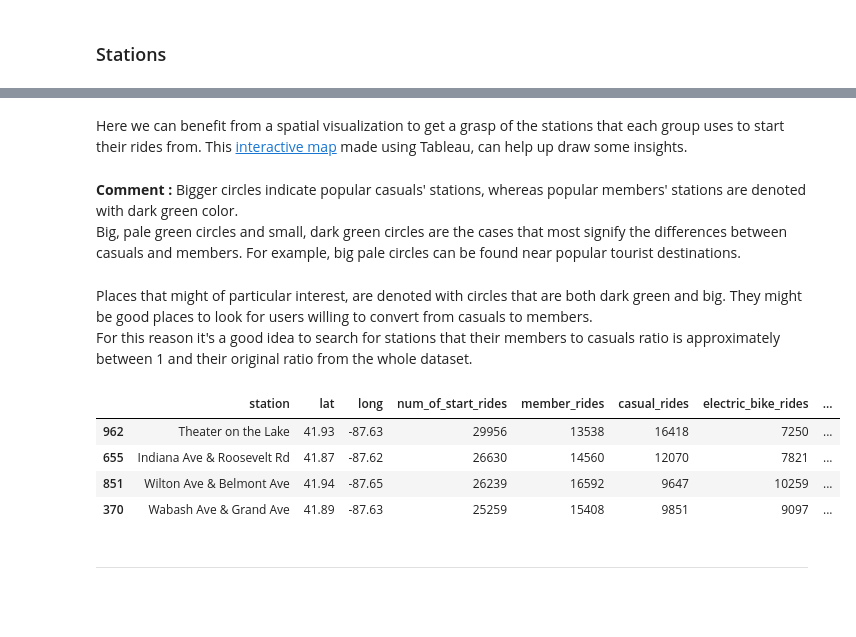
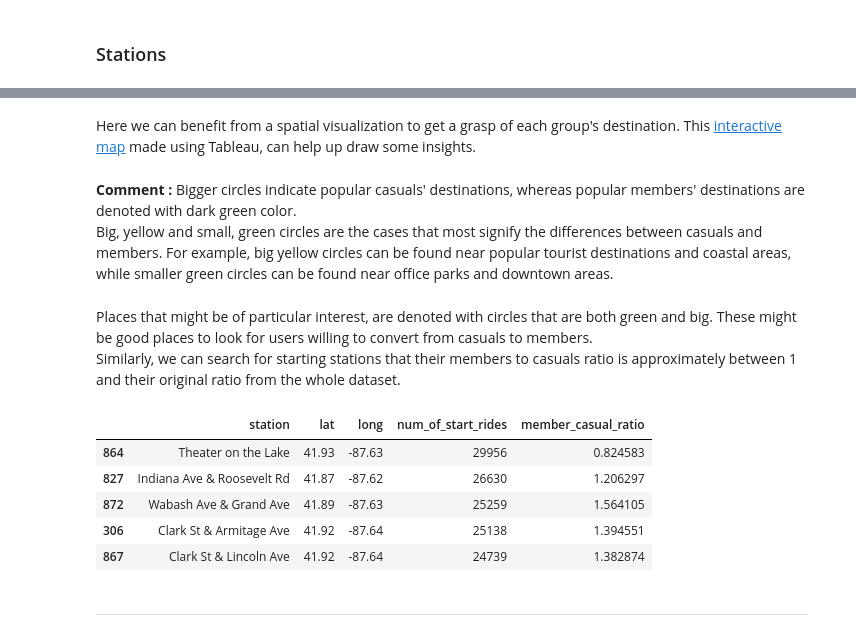
Before and after one commit to ntinasf/Personal-Project-DA, a Jupyter notebook: analysis.ipynb, the cells around one changed output, grey strips where cells are left out. Saved outputs shown, nothing was run; the diff lists cells and outputs as text; code cells hidden in the pictures; blank space fills up the shorter version.

```diff
--- a/analysis.ipynb
+++ b/analysis.ipynb
@@ -428,22 +506,25 @@ stations.sort_values('member_rides', ascending=False).head(5)
 # %% [markdown]
-Here we can benefit from a spatial visualization to get a grasp of the stations that each group uses to start their rides from. This [interactive map](https://public.tableau.com/app/profile/fotios.ntinas/viz/MembersvsCasuals/Sheet1?publish=yes) made using Tableau, can help up draw some insights.
+Here we can benefit from a spatial visualization to get a grasp of each group's destination. This [interactive map](https://public.tableau.com/app/profile/fotios.ntinas/viz/MembersvsCasuals/Sheet1?publish=yes) made using Tableau, can help up draw some insights.
 # %% [markdown]
-**Comment :** Bigger circles indicate popular casuals' stations, whereas popular members' stations are denoted with dark green color.<br>
-Big, pale green circles and small, dark green circles are the cases that most signify the differences between casuals and members. For example, big pale circles can be found near popular tourist destinations.
+**Comment :** Bigger circles indicate popular casuals' destinations, whereas popular members' destinations are denoted with dark green color.<br>
+Big, yellow and small, green circles are the cases that most signify the differences between casuals and members. For example, big yellow circles can be found near popular tourist destinations and coastal areas, while smaller green circles can be found near office parks and downtown areas.
 # %% [markdown]
-Places that might of particular interest, are denoted with circles that are both dark green and big. They might be good places to look for users willing to convert from casuals to members.<br>
-For this reason it's a good idea to search for stations that their members to casuals ratio is approximately between 1 and their original ratio from the whole dataset.
+Places that might be of particular interest, are denoted with circles that are both green and big. These might be good places to look for users willing to convert from casuals to members.<br>
+Similarly, we can search for starting stations that their members to casuals ratio is approximately between 1 and their original ratio from the whole dataset.
 # %%
 original_ratio = G.m_rides / G.c_rides
-stations_to_keep = stations.loc[(stations['member_rides'] / stations['casual_rides'] > 0.8) &
-             (stations['member_rides'] / stations['casual_rides'] < original_ratio) &
+stations_to_keep = stations.loc[(stations['start_member_rides'] / stations['start_casual_rides'] > 0.8) &
+             (stations['start_member_rides'] / stations['start_casual_rides'] < original_ratio - 0.2) &
              (stations['num_of_start_rides'] > 5000)].sort_values(['num_of_start_rides'], ascending=False)
-stations_to_keep.head(4)
+
+stations_to_keep['member_casual_ratio'] = stations_to_keep['start_member_rides'] / stations_to_keep['start_casual_rides']
+stations_to_keep.loc[:,['station', 'lat', 'long', 'num_of_start_rides', 'member_casual_ratio']].sort_values('num_of_start_rides', ascending=False).head()
 # %% [output]
-|  | station | lat | long | num_of_start_rides | member_rides | casual_rides | electric_bike_rides | ... |
-| 962 | Theater on the Lake | 41.93 | -87.63 | 29956 | 13538 | 16418 | 7250 | ... |
-| 655 | Indiana Ave & Roosevelt Rd | 41.87 | -87.62 | 26630 | 14560 | 12070 | 7821 | ... |
-| 851 | Wilton Ave & Belmont Ave | 41.94 | -87.65 | 26239 | 16592 | 9647 | 10259 | ... |
-| 370 | Wabash Ave & Grand Ave | 41.89 | -87.63 | 25259 | 15408 | 9851 | 9097 | ... |
+|  | station | lat | long | num_of_start_rides | member_casual_ratio |
+| 864 | Theater on the Lake | 41.93 | -87.63 | 29956 | 0.824583 |
+| 827 | Indiana Ave & Roosevelt Rd | 41.87 | -87.62 | 26630 | 1.206297 |
+| 872 | Wabash Ave & Grand Ave | 41.89 | -87.63 | 25259 | 1.564105 |
+| 306 | Clark St & Armitage Ave | 41.92 | -87.64 | 25138 | 1.394551 |
+| 867 | Clark St & Lincoln Ave | 41.92 | -87.64 | 24739 | 1.382874 |
 # %% [markdown]
 <hr>
```
Also changed, not shown: parts of 32 cells of this notebook, 4 other files.
